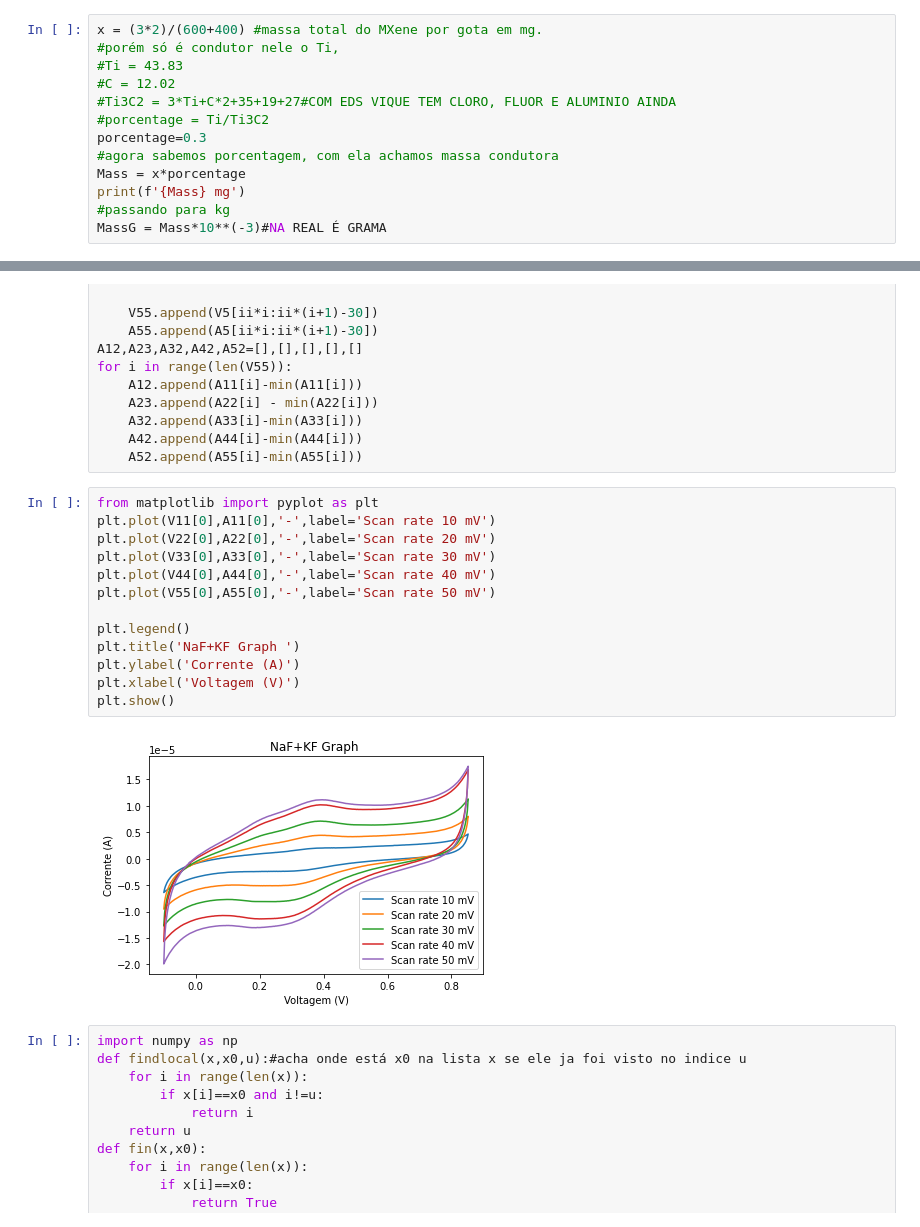
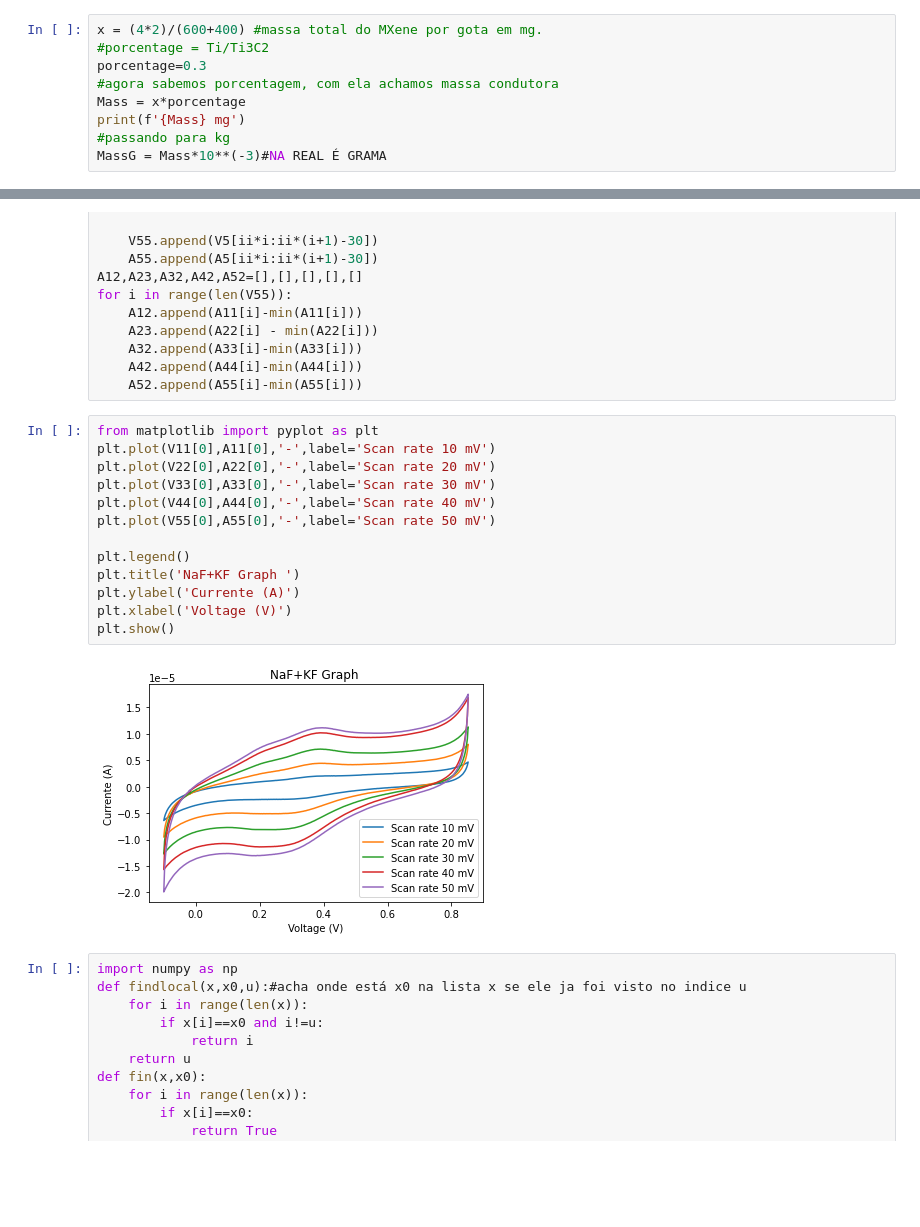
Before and after one commit to PassosSouza/VoltametriaCiclica, a Jupyter notebook: Analise de Voltametria - Usando medias.ipynb, the cells around one changed output, grey strips where cells are left out. Saved outputs shown, nothing was run; the diff lists cells and outputs as text; blank space fills up the shorter version.

```diff
--- a/Analise de Voltametria - Usando medias.ipynb
+++ b/Analise de Voltametria - Usando medias.ipynb
@@ -7,9 +7,5 @@ Aqui utilizamos $600 \mu L$ de Alcool isopropilíco, $400 \mu L$ de água destil
 # %%
-x = (3*2)/(600+400) #massa total do MXene por gota em mg.
-#porém só é condutor nele o Ti,
-#Ti = 43.83
-#C = 12.02
-#Ti3C2 = 3*Ti+C*2+35+19+27#COM EDS VIQUE TEM CLORO, FLUOR E ALUMINIO AINDA
+x = (4*2)/(600+400) #massa total do MXene por gota em mg.
 #porcentage = Ti/Ti3C2
 porcentage=0.3
 #agora sabemos porcentagem, com ela achamos massa condutora
@@ -266,18 +257,18 @@ for i in range(len(V55)):
 # %%
 from matplotlib import pyplot as plt
 plt.plot(V11[0],A11[0],'-',label='Scan rate 10 mV')
 plt.plot(V22[0],A22[0],'-',label='Scan rate 20 mV')
 plt.plot(V33[0],A33[0],'-',label='Scan rate 30 mV')
 plt.plot(V44[0],A44[0],'-',label='Scan rate 40 mV')
 plt.plot(V55[0],A55[0],'-',label='Scan rate 50 mV')
 
 plt.legend()
 plt.title('NaF+KF Graph ')
-plt.ylabel('Corrente (A)')
-plt.xlabel('Voltagem (V)')
+plt.ylabel('Currente (A)')
+plt.xlabel('Voltage (V)')
 plt.show()
 # %% [output]
-[figure, old version]
+[figure, new version]
 # %%
 import numpy as np
 def findlocal(x,x0,u):#acha onde está x0 na lista x se ele ja foi visto no indice u
```
Also changed, not shown: parts of 12 cells of this notebook.
